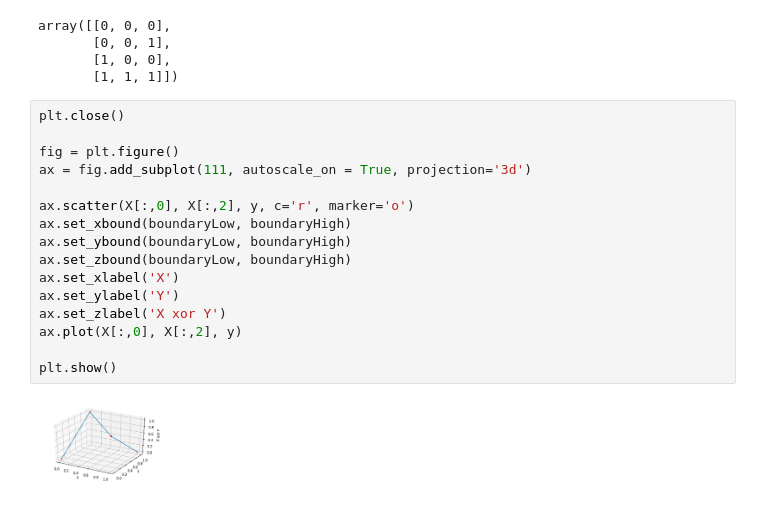
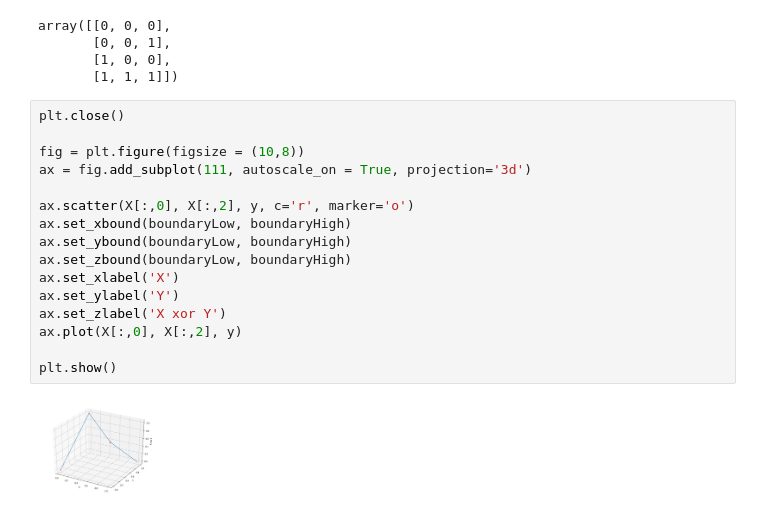
Before and after one commit to KManolov3/machineLearning, a Jupyter notebook: XOR.ipynb, the cells around one changed output. Cells and saved outputs as stored; diff of their text form.

Commit message:
Updated scale for XOR plot

```diff
--- a/XOR.ipynb
+++ b/XOR.ipynb
@@ -77,18 +77,18 @@ array([[0, 0, 0],
 # %%
 plt.close()
 
-fig = plt.figure()
+fig = plt.figure(figsize = (10,8))
 ax = fig.add_subplot(111, autoscale_on = True, projection='3d')
 
 ax.scatter(X[:,0], X[:,2], y, c='r', marker='o')
 ax.set_xbound(boundaryLow, boundaryHigh)
 ax.set_ybound(boundaryLow, boundaryHigh)
 ax.set_zbound(boundaryLow, boundaryHigh)
 ax.set_xlabel('X')
 ax.set_ylabel('Y')
 ax.set_zlabel('X xor Y')
 ax.plot(X[:,0], X[:,2], y)
 
 plt.show()
 # %% [output]
-[figure, old version]
+[figure, new version]
```
